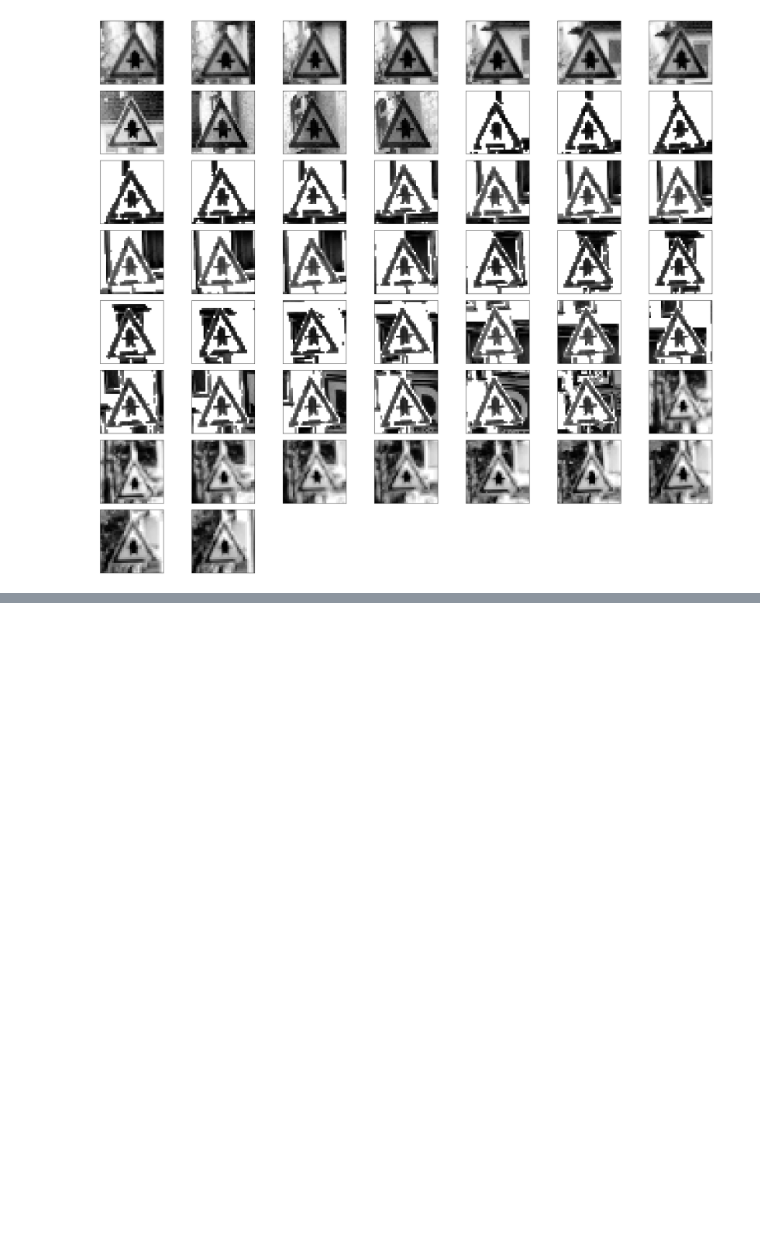
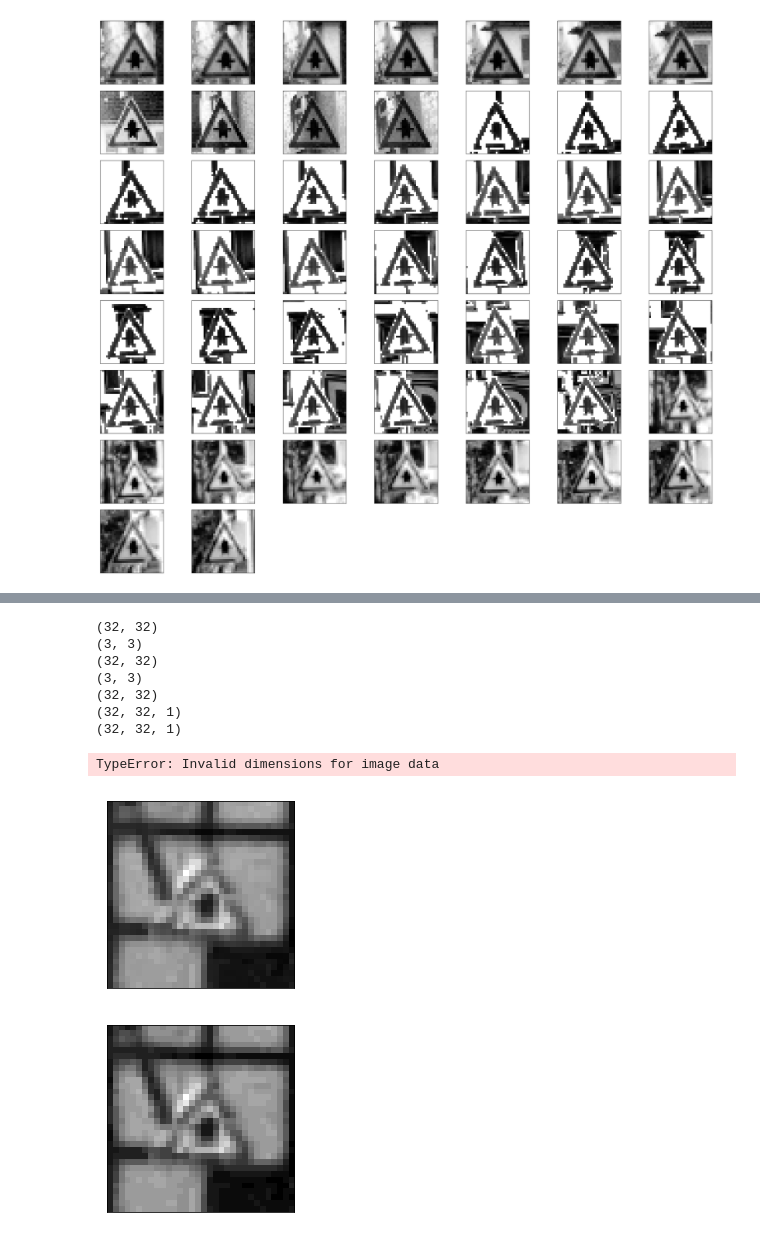
Before and after one commit to saritanavuluru/ML, a Jupyter notebook: capstone/KerasGTSB/Preprocess.ipynb, the cells around one changed output, grey strips where cells are left out. Saved outputs shown, nothing was run; the diff lists cells and outputs as text; code cells hidden in the pictures; blank space fills up the shorter version.

```diff
--- a/capstone/KerasGTSB/Preprocess.ipynb
+++ b/capstone/KerasGTSB/Preprocess.ipynb
@@ -222,6 +222,13 @@ def convert_to_grayscale(dataset):
 # %% [output]
 IndentationError: unexpected indent (<ipython-input-175-a0dcd063914e>, line 9)
 # %%
+
+def gray_expand_dims_img(img):
+    img = cv2.cvtColor(img, cv2.COLOR_BGR2GRAY)
+    img = np.expand_dims(img, axis=2)
+    #img = np.resize(img, (img.shape[0], img.shape[1], 1))
+    print(img.shape)
+    return  img
 
 def conv_to_grayscale_img(img):
     img = cv2.cvtColor(img, cv2.COLOR_BGR2GRAY)
@@ -532,0 +596,22 @@ ___
+# %%
+from skimage import color
+gray_image = color.rgb2gray(img)
+print(gray_image.shape)
+plot_image(gray_image,1,1,0,"")
+gray_img1 = conv_to_grayscale_img(img)
+plot_image(gray_img1,1,1,0,"")
+print(gray_image.shape)
+gray_img2 = gray_expand_dims_img(img)
+print(gray_img2.shape)
+plt.imshow(gray_img2)
+# %% [output]
+(32, 32)
+(3, 3)
+(32, 32)
+(3, 3)
+(32, 32)
+(32, 32, 1)
+(32, 32, 1)
+TypeError: Invalid dimensions for image data
+[figure, added]
+[figure, added]
```
Also changed, not shown: parts of 15 cells of this notebook.
